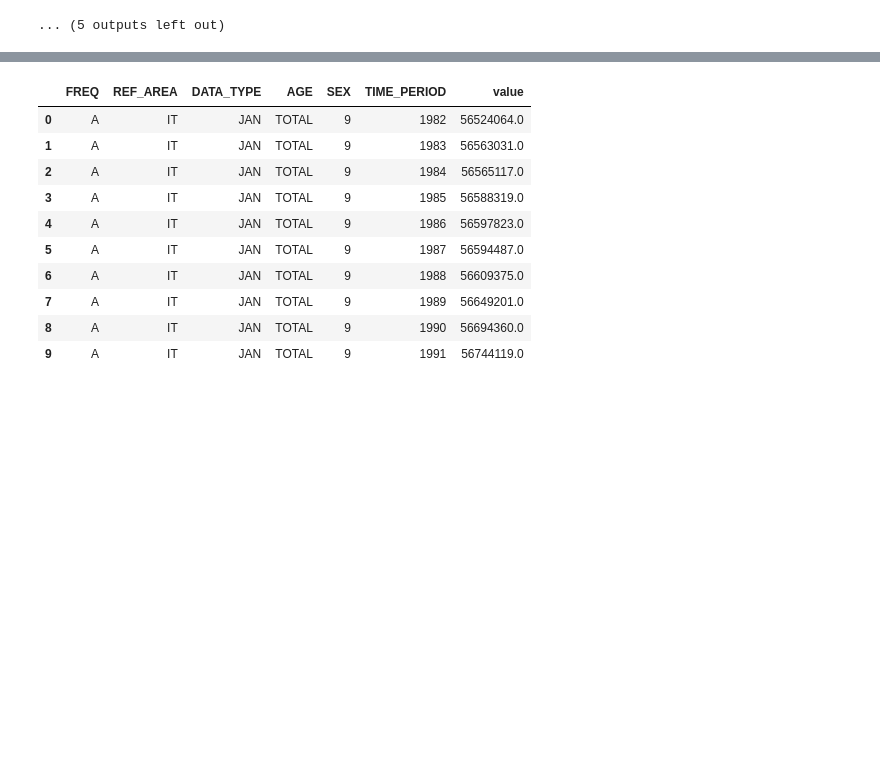
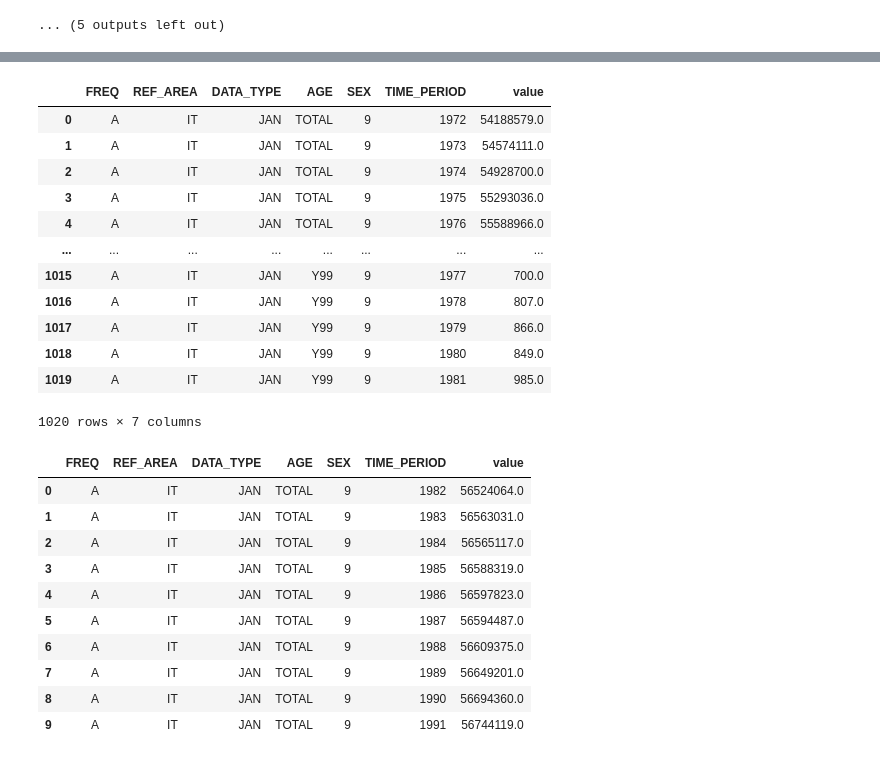
Before and after one commit to danieleongari/demographic_model_page, a Jupyter notebook: notebooks/00_get_dataset_filters.ipynb, the cells around one changed output, grey strips where cells are left out. Saved outputs shown, nothing was run; the diff lists cells and outputs as text; code cells hidden in the pictures; blank space fills up the shorter version.

```diff
--- a/notebooks/00_get_dataset_filters.ipynb
+++ b/notebooks/00_get_dataset_filters.ipynb
@@ -132,3 +168,31 @@ Dimension: DATA_TYPE
+# %%
+df1981 = sdmx.to_pandas(
+    client.data(
+        resource_id="164_347_DF_DCIS_RICPOPRES1981_1",
+        key={
+            "FREQ": "A",
+            "REF_AREA": "IT",
+            "DATA_TYPE": "JAN",
+            "AGE": [], # I want them all
+            "SEX": "9",
+            #"CITIZENSHIP": "TOTAL", # not present in this dataset
+        })
+    ).reset_index()
+df1981
+# %% [output]
+|  | FREQ | REF_AREA | DATA_TYPE | AGE | SEX | TIME_PERIOD | value |
+| 0 | A | IT | JAN | TOTAL | 9 | 1972 | 54188579.0 |
+| 1 | A | IT | JAN | TOTAL | 9 | 1973 | 54574111.0 |
+| 2 | A | IT | JAN | TOTAL | 9 | 1974 | 54928700.0 |
+| 3 | A | IT | JAN | TOTAL | 9 | 1975 | 55293036.0 |
+| 4 | A | IT | JAN | TOTAL | 9 | 1976 | 55588966.0 |
+| ... | ... | ... | ... | ... | ... | ... | ... |
+| 1015 | A | IT | JAN | Y99 | 9 | 1977 | 700.0 |
+| 1016 | A | IT | JAN | Y99 | 9 | 1978 | 807.0 |
+| 1017 | A | IT | JAN | Y99 | 9 | 1979 | 866.0 |
+| 1018 | A | IT | JAN | Y99 | 9 | 1980 | 849.0 |
+| 1019 | A | IT | JAN | Y99 | 9 | 1981 | 985.0 |
+1020 rows × 7 columns
 # %%
 df0 = sdmx.to_pandas(
     client.data(
```
Also changed, not shown: parts of 2 cells of this notebook, 8 other files.
